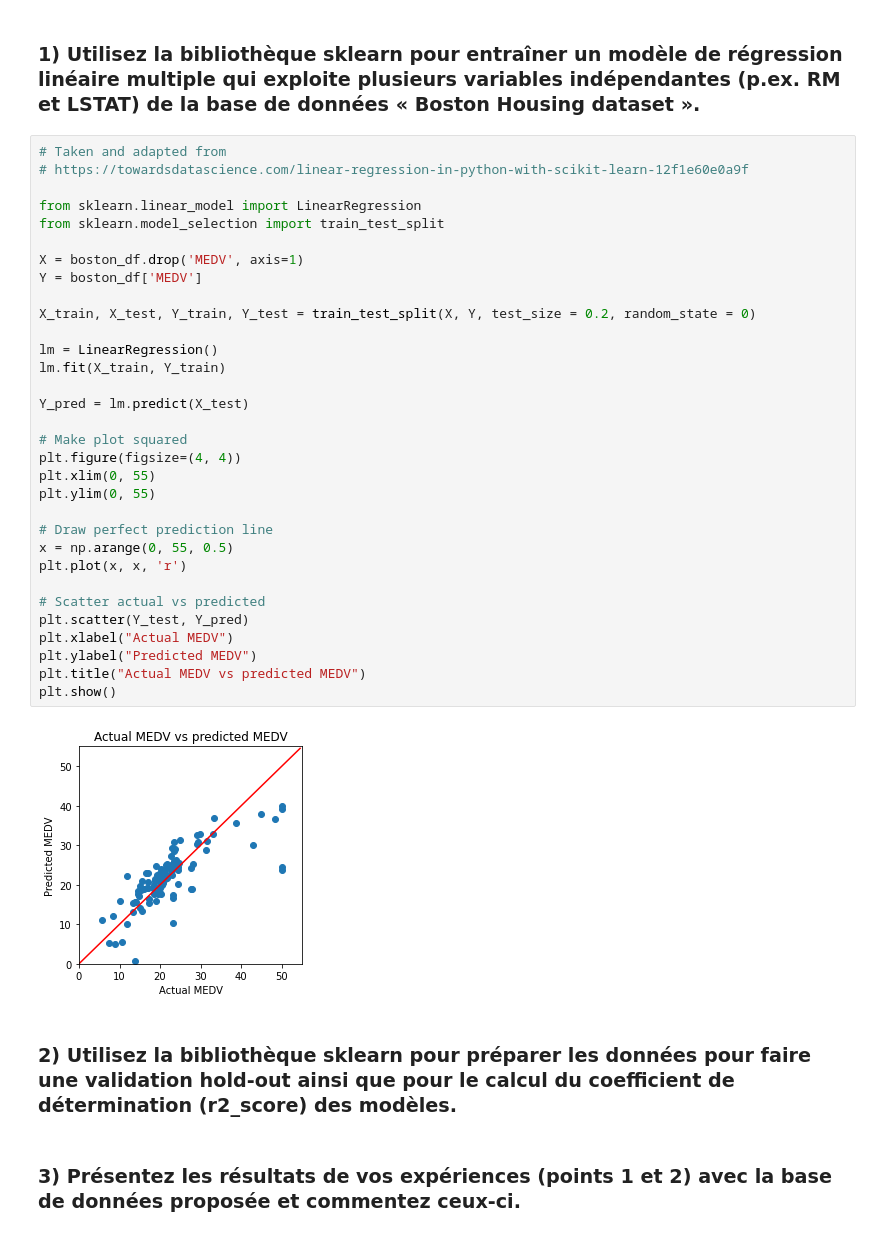
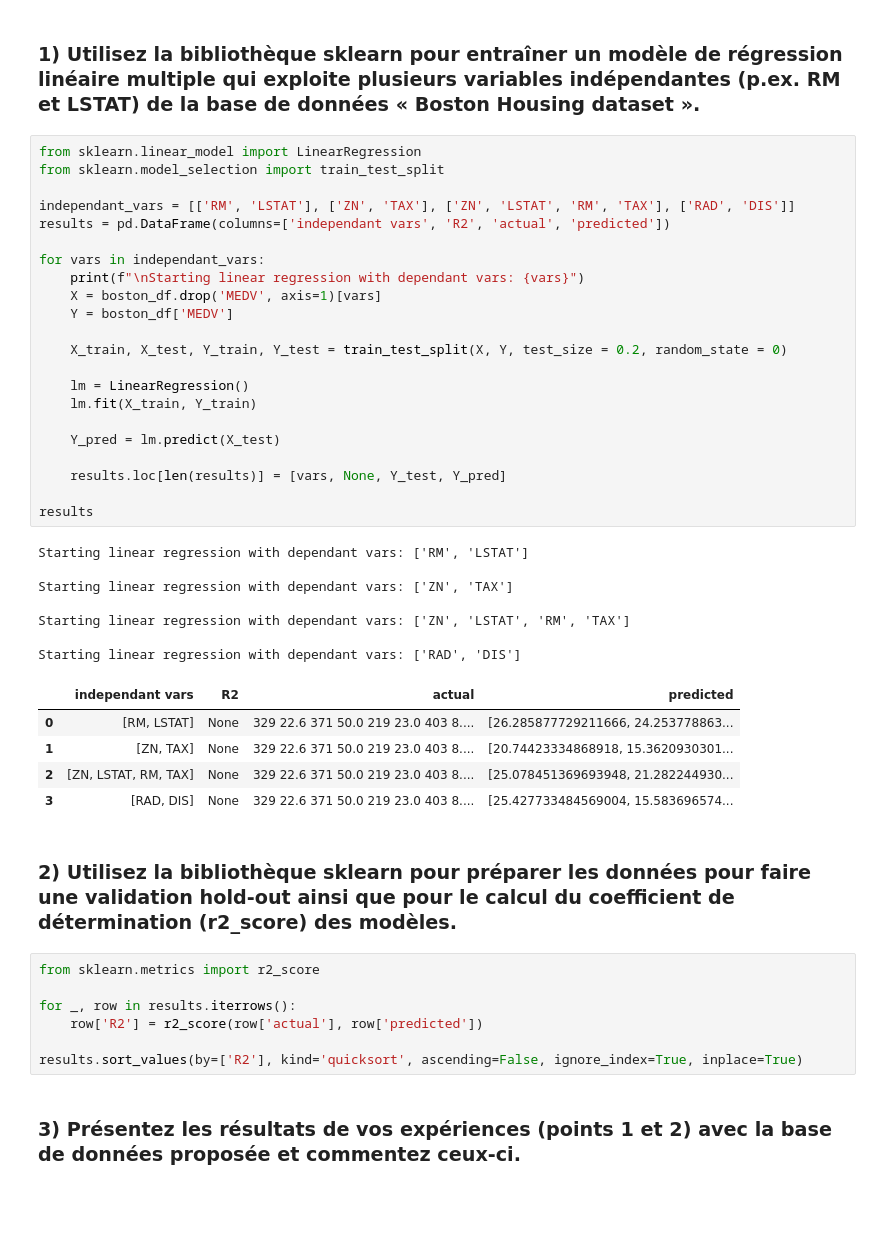
Before and after one commit to Leandro4002/ISD_TP5, a Jupyter notebook: notebook.ipynb, the cells around one changed output. Drawn from its saved outputs; the diff is of its cells as text; blank space fills up the shorter version.

```diff
--- a/notebook.ipynb
+++ b/notebook.ipynb
@@ -294,41 +293,49 @@ Pour prédire au mieux la valeur de MEDV, nous avons utilisé une régression li
 # 2. Régression linéaire multiple
 # %% [markdown]
 ### 1) Utilisez la bibliothèque sklearn pour entraîner un modèle de régression linéaire multiple qui exploite plusieurs variables indépendantes (p.ex. RM et LSTAT) de la base de données « Boston Housing dataset ».
-# %%
-# Taken and adapted from
-# https://towardsdatascience.com/linear-regression-in-python-with-scikit-learn-12f1e60e0a9f
-
-from sklearn.linear_model import LinearRegression
-from sklearn.model_selection import train_test_split
-
-X = boston_df.drop('MEDV', axis=1)
-Y = boston_df['MEDV']
-
-X_train, X_test, Y_train, Y_test = train_test_split(X, Y, test_size = 0.2, random_state = 0)
-
-lm = LinearRegression()
-lm.fit(X_train, Y_train)
-
-Y_pred = lm.predict(X_test)
-
-# Make plot squared
-plt.figure(figsize=(4, 4))
-plt.xlim(0, 55)
-plt.ylim(0, 55)
-
-# Draw perfect prediction line
-x = np.arange(0, 55, 0.5)
-plt.plot(x, x, 'r')
-
-# Scatter actual vs predicted
-plt.scatter(Y_test, Y_pred)
-plt.xlabel("Actual MEDV")
-plt.ylabel("Predicted MEDV")
-plt.title("Actual MEDV vs predicted MEDV")
-plt.show()
-# %% [output]
-[figure, removed]
+# %%
+from sklearn.linear_model import LinearRegression
+from sklearn.model_selection import train_test_split
+
+independant_vars = [['RM', 'LSTAT'], ['ZN', 'TAX'], ['ZN', 'LSTAT', 'RM', 'TAX'], ['RAD', 'DIS']]
+results = pd.DataFrame(columns=['independant vars', 'R2', 'actual', 'predicted'])
+
+for vars in independant_vars:
+	print(f"\nStarting linear regression with dependant vars: {vars}")
+	X = boston_df.drop('MEDV', axis=1)[vars]
+	Y = boston_df['MEDV']
+
+	X_train, X_test, Y_train, Y_test = train_test_split(X, Y, test_size = 0.2, random_state = 0)
+
+	lm = LinearRegression()
+	lm.fit(X_train, Y_train)
+
+	Y_pred = lm.predict(X_test)
+
+	results.loc[len(results)] = [vars, None, Y_test, Y_pred]
+
+results
+# %% [output]
+Starting linear regression with dependant vars: ['RM', 'LSTAT']
+
+Starting linear regression with dependant vars: ['ZN', 'TAX']
+
+Starting linear regression with dependant vars: ['ZN', 'LSTAT', 'RM', 'TAX']
+
+Starting linear regression with dependant vars: ['RAD', 'DIS']
+|  | independant vars | R2 | actual | predicted |
+| 0 | [RM, LSTAT] | None | 329 22.6 371 50.0 219 23.0 403 8.... | [26.285877729211666, 24.253778863... |
+| 1 | [ZN, TAX] | None | 329 22.6 371 50.0 219 23.0 403 8.... | [20.74423334868918, 15.3620930301... |
+| 2 | [ZN, LSTAT, RM, TAX] | None | 329 22.6 371 50.0 219 23.0 403 8.... | [25.078451369693948, 21.282244930... |
+| 3 | [RAD, DIS] | None | 329 22.6 371 50.0 219 23.0 403 8.... | [25.427733484569004, 15.583696574... |
 # %% [markdown]
 ### 2) Utilisez la bibliothèque sklearn pour préparer les données pour faire une validation hold-out ainsi que pour le calcul du coefficient de détermination (r2_score) des modèles.
+# %%
+from sklearn.metrics import r2_score
+
+for _, row in results.iterrows():
+	row['R2'] = r2_score(row['actual'], row['predicted'])
+
+results.sort_values(by=['R2'], kind='quicksort', ascending=False, ignore_index=True, inplace=True)
 # %% [markdown]
 ### 3) Présentez les résultats de vos expériences (points 1 et 2) avec la base de données proposée et commentez ceux-ci.
```
Also changed, not shown: parts of 8 cells of this notebook.
